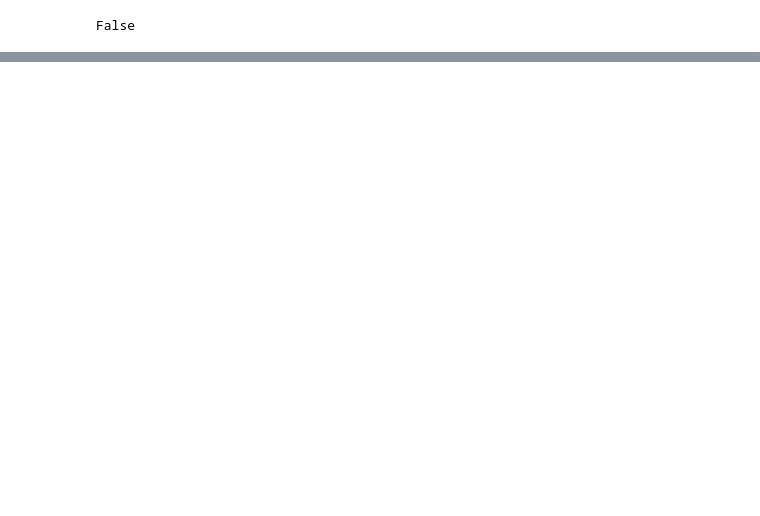
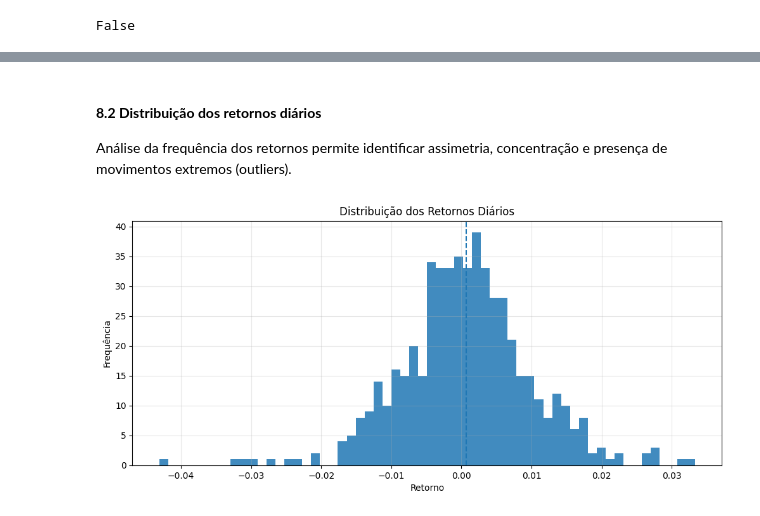
Before and after one commit to isabellarsandes/previsao-ibovespa-machine-learning, a Jupyter notebook: notebooks/01_eda.ipynb, the cells around one changed output, grey strips where cells are left out. Saved outputs shown, nothing was run; the diff lists cells and outputs as text; code cells hidden in the pictures; blank space fills up the shorter version.

```diff
--- a/notebooks/01_eda.ipynb
+++ b/notebooks/01_eda.ipynb
@@ -270,0 +375,15 @@ Investigação do comportamento histórico do índice, incluindo tendências, pa
+# %% [markdown]
+#### **8.2 Distribuição dos retornos diários**
+
+Análise da frequência dos retornos permite identificar assimetria, concentração e presença de movimentos extremos (outliers).
+# %%
+plt.figure(figsize=(12,5))
+plt.hist(df_ibov["retorno_diario"], bins=60, alpha=0.85)
+plt.axvline(df_ibov["retorno_diario"].mean(), linestyle="--")
+plt.title("Distribuição dos Retornos Diários")
+plt.xlabel("Retorno")
+plt.ylabel("Frequência")
+plt.grid(alpha=0.3)
+plt.show()
+# %% [output]
+[figure, added]
```
Also changed, not shown: parts of 65 cells of this notebook, 1 other file.
